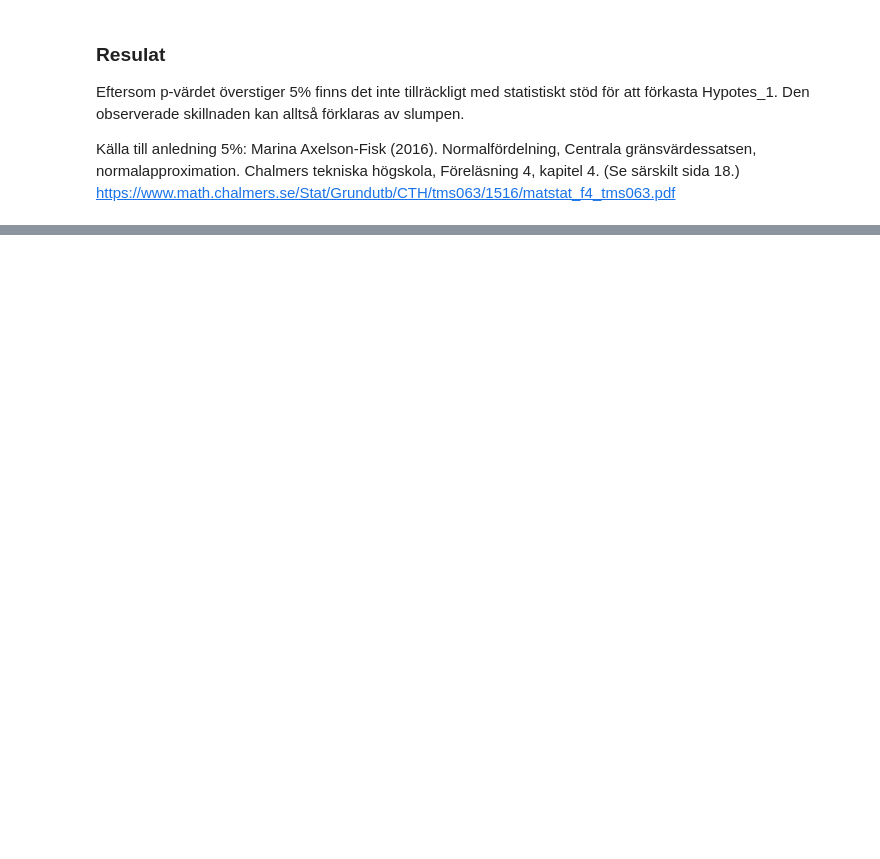
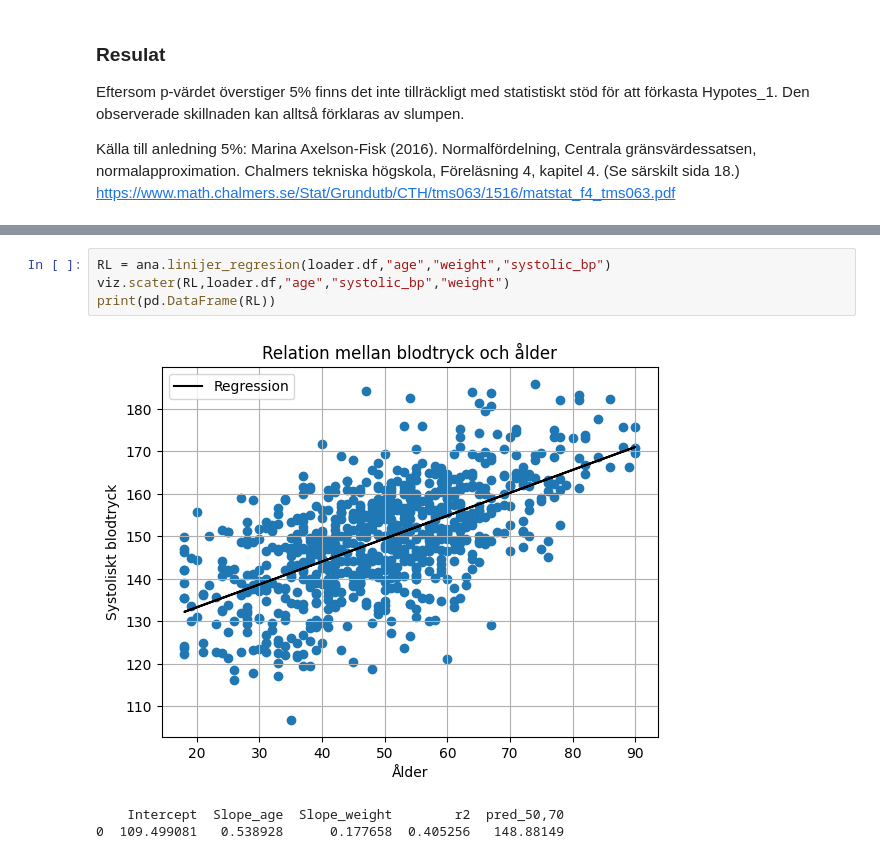
Before and after one commit to eliasstalfreelancer/Examen_Arbete_Elias_pyhton, a Jupyter notebook: report.ipynb, the cells around one changed output, grey strips where cells are left out. Drawn from its saved outputs; the diff is of its cells as text; blank space fills up the shorter version.

```diff
--- a/report.ipynb
+++ b/report.ipynb
@@ -130,0 +181,8 @@ https://www.math.chalmers.se/Stat/Grundutb/CTH/tms063/1516/matstat_f4_tms063.pdf
+# %%
+RL = ana.linijer_regresion(loader.df,"age","weight","systolic_bp")
+viz.scater(RL,loader.df,"age","systolic_bp","weight")
+print(pd.DataFrame(RL))
+# %% [output]
+[figure, added]
+    Intercept  Slope_age  Slope_weight        r2  pred_50,70
+0  109.499081   0.538928      0.177658  0.405256   148.88149
```
Also changed, not shown: parts of 4 cells of this notebook, 7 other files.
